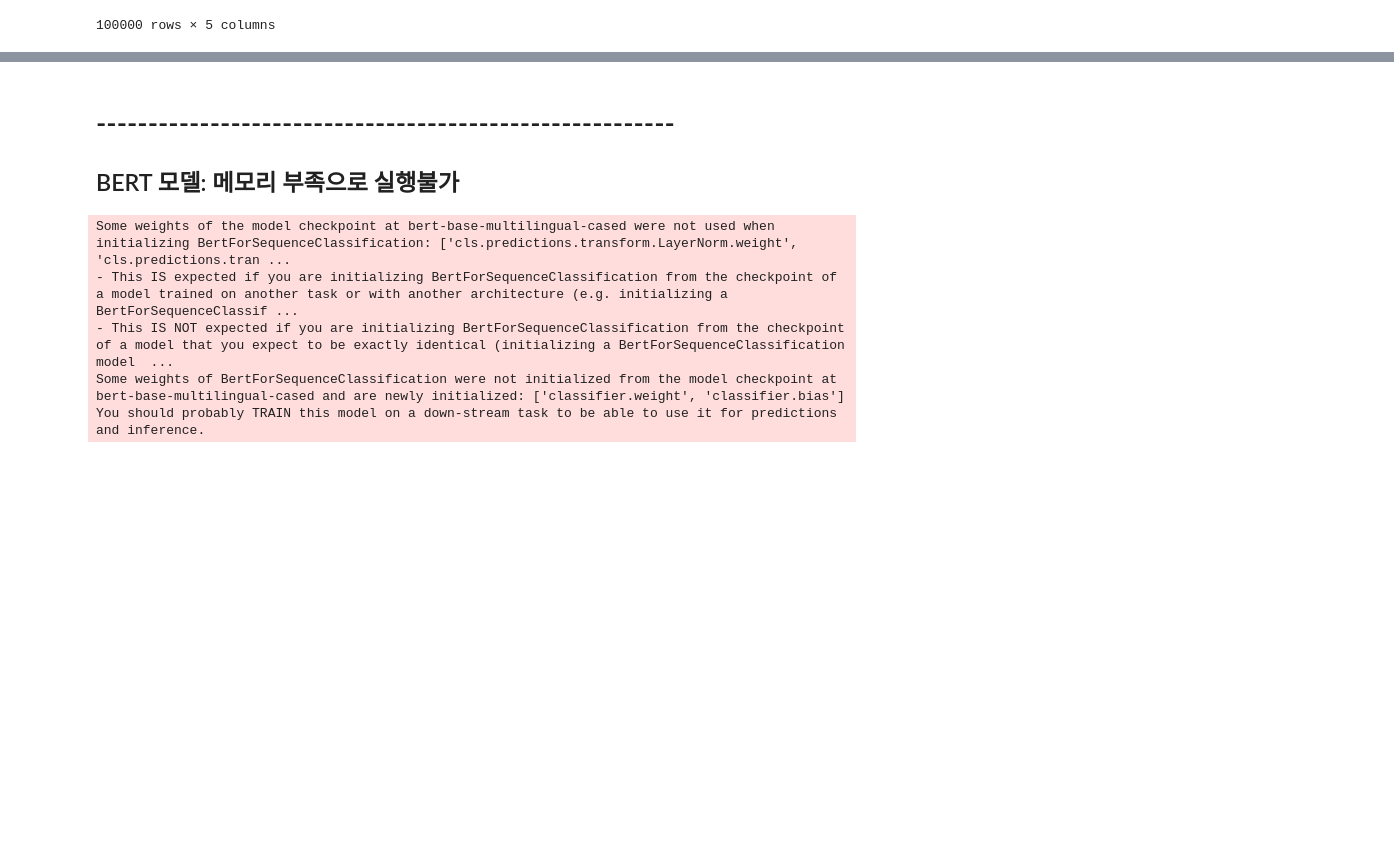
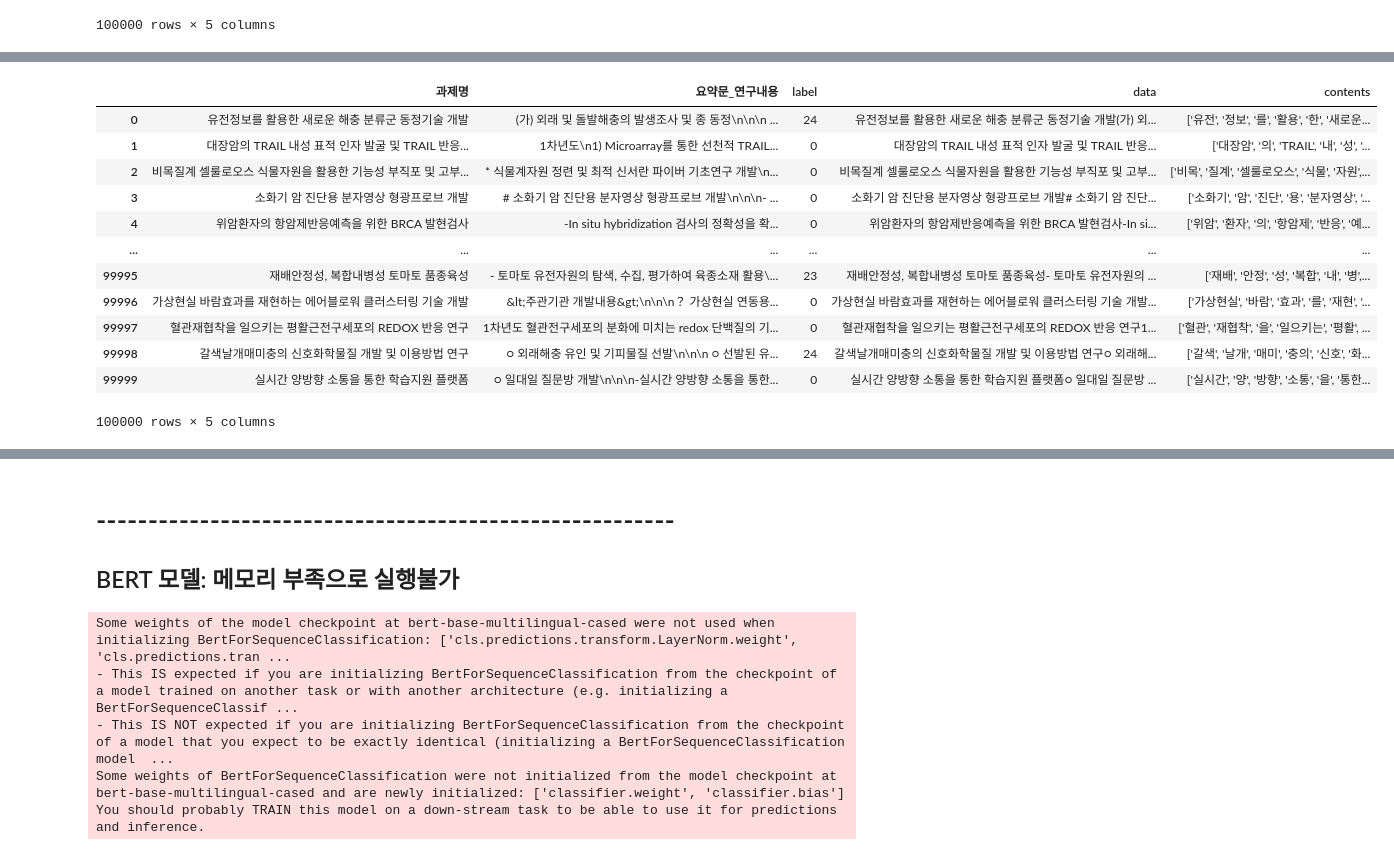
Before and after one commit to gyubok-lee/remind, a Jupyter notebook: NLP.ipynb, the cells around one changed output, grey strips where cells are left out. Saved outputs shown, nothing was run; the diff lists cells and outputs as text; code cells hidden in the pictures; blank space fills up the shorter version.

```diff
--- a/NLP.ipynb
+++ b/NLP.ipynb
@@ -113,0 +138,17 @@ df1
+# %%
+df1 = pd.read_csv("df1.csv")
+df1
+# %% [output]
+|  | 과제명 | 요약문_연구내용 | label | data | contents |
+| 0 | 유전정보를 활용한 새로운 해충 분류군 동정기술 개발 | (가) 외래 및 돌발해충의 발생조사 및 종 동정\n\n\n ... | 24 | 유전정보를 활용한 새로운 해충 분류군 동정기술 개발(가) 외... | ['유전', '정보', '를', '활용', '한', '새로운... |
+| 1 | 대장암의 TRAIL 내성 표적 인자 발굴 및 TRAIL 반응... | 1차년도\n1) Microarray를 통한 선천적 TRAIL... | 0 | 대장암의 TRAIL 내성 표적 인자 발굴 및 TRAIL 반응... | ['대장암', '의', 'TRAIL', '내', '성', '... |
+| 2 | 비목질계 셀룰로오스 식물자원을 활용한 기능성 부직포 및 고부... | * 식물계자원 정련 및 최적 신서란 파이버 기초연구 개발\n... | 0 | 비목질계 셀룰로오스 식물자원을 활용한 기능성 부직포 및 고부... | ['비목', '질계', '셀룰로오스', '식물', '자원',... |
+| 3 | 소화기 암 진단용 분자영상 형광프로브 개발 | # 소화기 암 진단용 분자영상 형광프로브 개발\n\n\n- ... | 0 | 소화기 암 진단용 분자영상 형광프로브 개발# 소화기 암 진단... | ['소화기', '암', '진단', '용', '분자영상', '... |
+| 4 | 위암환자의 항암제반응예측을 위한 BRCA 발현검사 | -In situ hybridization 검사의 정확성을 확... | 0 | 위암환자의 항암제반응예측을 위한 BRCA 발현검사-In si... | ['위암', '환자', '의', '항암제', '반응', '예... |
+| ... | ... | ... | ... | ... | ... |
+| 99995 | 재배안정성, 복합내병성 토마토 품종육성 | - 토마토 유전자원의 탐색, 수집, 평가하여 육종소재 활용\... | 23 | 재배안정성, 복합내병성 토마토 품종육성- 토마토 유전자원의 ... | ['재배', '안정', '성', '복합', '내', '병',... |
+| 99996 | 가상현실 바람효과를 재현하는 에어블로워 클러스터링 기술 개발 | &lt;주관기관 개발내용&gt;\n\n\n？ 가상현실 연동용... | 0 | 가상현실 바람효과를 재현하는 에어블로워 클러스터링 기술 개발... | ['가상현실', '바람', '효과', '를', '재현', '... |
+| 99997 | 혈관재협착을 일으키는 평활근전구세포의 REDOX 반응 연구 | 1차년도 혈관전구세포의 분화에 미치는 redox 단백질의 기... | 0 | 혈관재협착을 일으키는 평활근전구세포의 REDOX 반응 연구1... | ['혈관', '재협착', '을', '일으키는', '평활', ... |
+| 99998 | 갈색날개매미충의 신호화학물질 개발 및 이용방법 연구 | ○ 외래해충 유인 및 기피물질 선발\n\n\n ○ 선발된 유... | 24 | 갈색날개매미충의 신호화학물질 개발 및 이용방법 연구○ 외래해... | ['갈색', '날개', '매미', '충의', '신호', '화... |
+| 99999 | 실시간 양방향 소통을 통한 학습지원 플랫폼 | ○ 일대일 질문방 개발\n\n\n-실시간 양방향 소통을 통한... | 0 | 실시간 양방향 소통을 통한 학습지원 플랫폼○ 일대일 질문방 ... | ['실시간', '양', '방향', '소통', '을', '통한... |
+100000 rows × 5 columns
```
Also changed, not shown: parts of 34 cells of this notebook.
